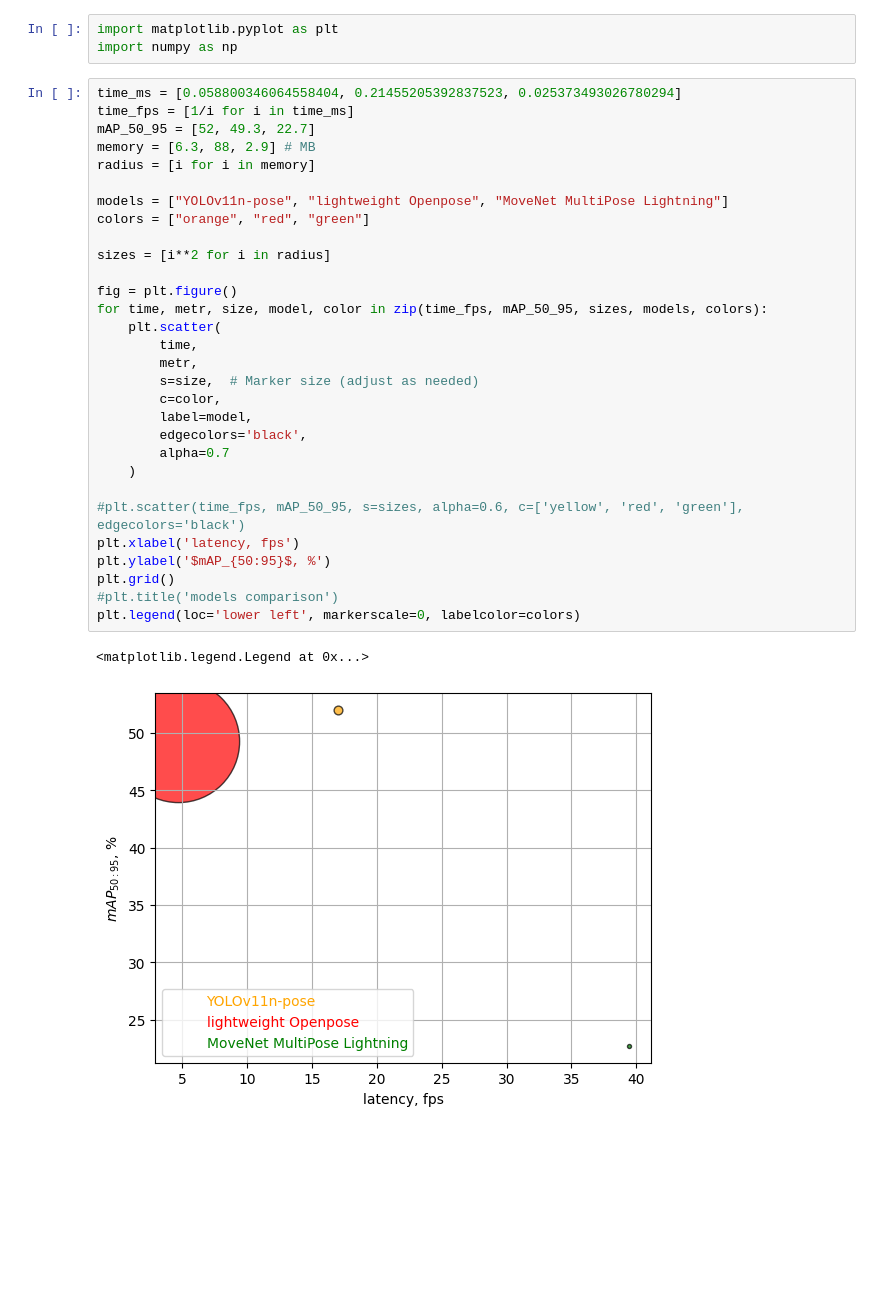
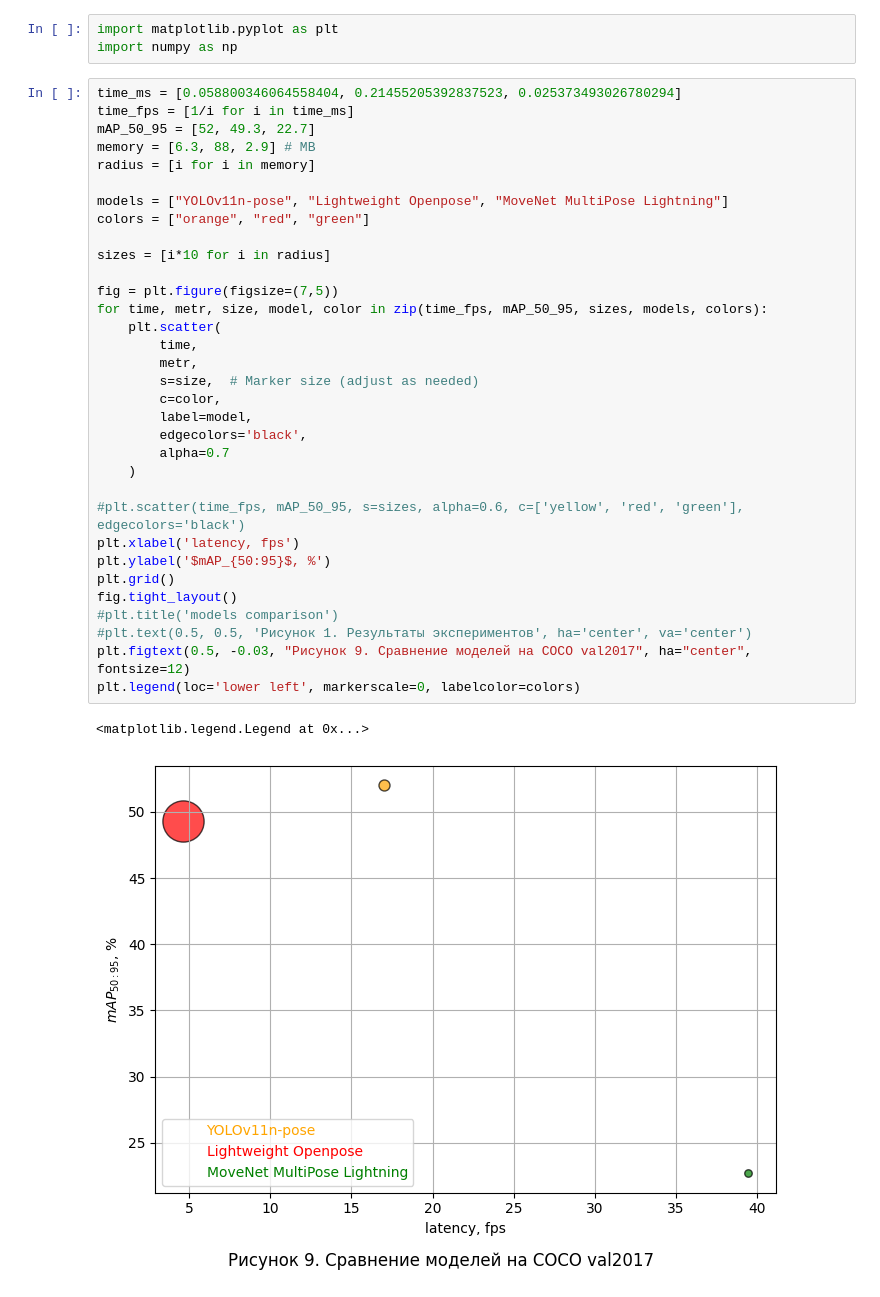
Before and after one commit to Kiri4s/lite-pose-estimation-models-comparison, a Jupyter notebook: notebooks/graphs.ipynb, the cells around one changed output. Cells and saved outputs as stored; diff of their text form; blank space fills up the shorter version.

```diff
--- a/notebooks/graphs.ipynb
+++ b/notebooks/graphs.ipynb
@@ -4,34 +6,37 @@ import numpy as np
 # %%
 time_ms = [0.058800346064558404, 0.21455205392837523, 0.025373493026780294]
 time_fps = [1/i for i in time_ms]
 mAP_50_95 = [52, 49.3, 22.7]
 memory = [6.3, 88, 2.9] # MB
 radius = [i for i in memory]
 
-models = ["YOLOv11n-pose", "lightweight Openpose", "MoveNet MultiPose Lightning"]
+models = ["YOLOv11n-pose", "Lightweight Openpose", "MoveNet MultiPose Lightning"]
 colors = ["orange", "red", "green"]
 
-sizes = [i**2 for i in radius]
+sizes = [i*10 for i in radius]
 
-fig = plt.figure()
+fig = plt.figure(figsize=(7,5))
 for time, metr, size, model, color in zip(time_fps, mAP_50_95, sizes, models, colors):
     plt.scatter(
         time,
         metr,
         s=size,  # Marker size (adjust as needed)
         c=color,
         label=model,
         edgecolors='black',
         alpha=0.7
     )
 
 #plt.scatter(time_fps, mAP_50_95, s=sizes, alpha=0.6, c=['yellow', 'red', 'green'], edgecolors='black')
 plt.xlabel('latency, fps')
 plt.ylabel('$mAP_{50:95}$, %')
 plt.grid()
+fig.tight_layout()
 #plt.title('models comparison')
+#plt.text(0.5, 0.5, 'Рисунок 1. Результаты экспериментов', ha='center', va='center')
+plt.figtext(0.5, -0.03, "Рисунок 9. Сравнение моделей на COCO val2017", ha="center", fontsize=12)
 plt.legend(loc='lower left', markerscale=0, labelcolor=colors)
 # %% [output]
 <matplotlib.legend.Legend at 0x...>
-[figure, old version]
+[figure, new version]
 # %%
```
Also changed, not shown: parts of 24 cells of this notebook, 31 other files.
